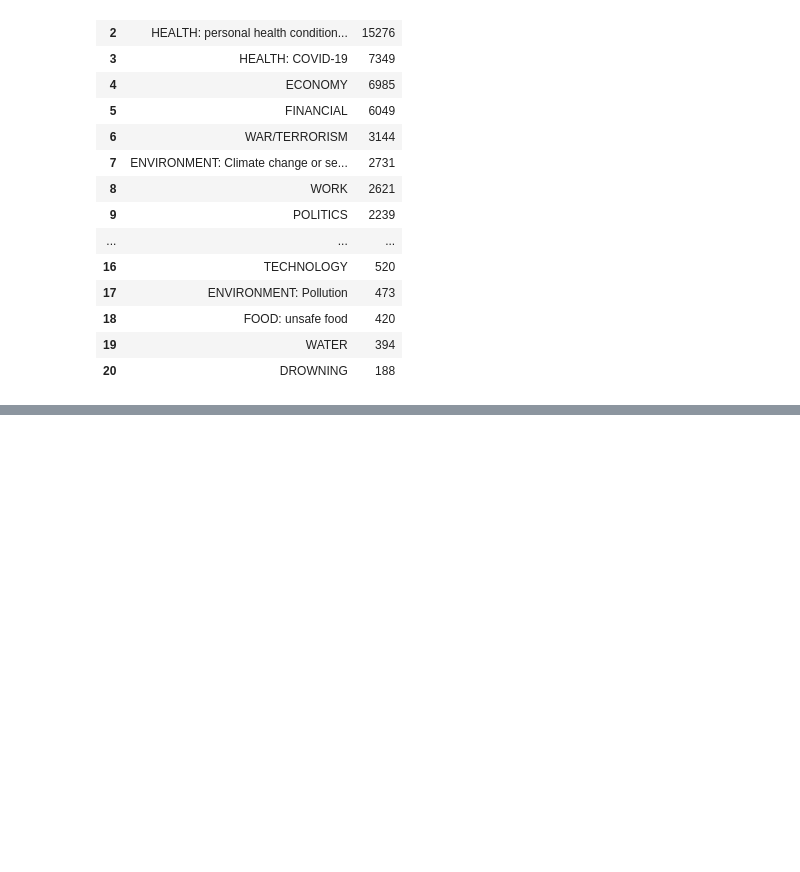
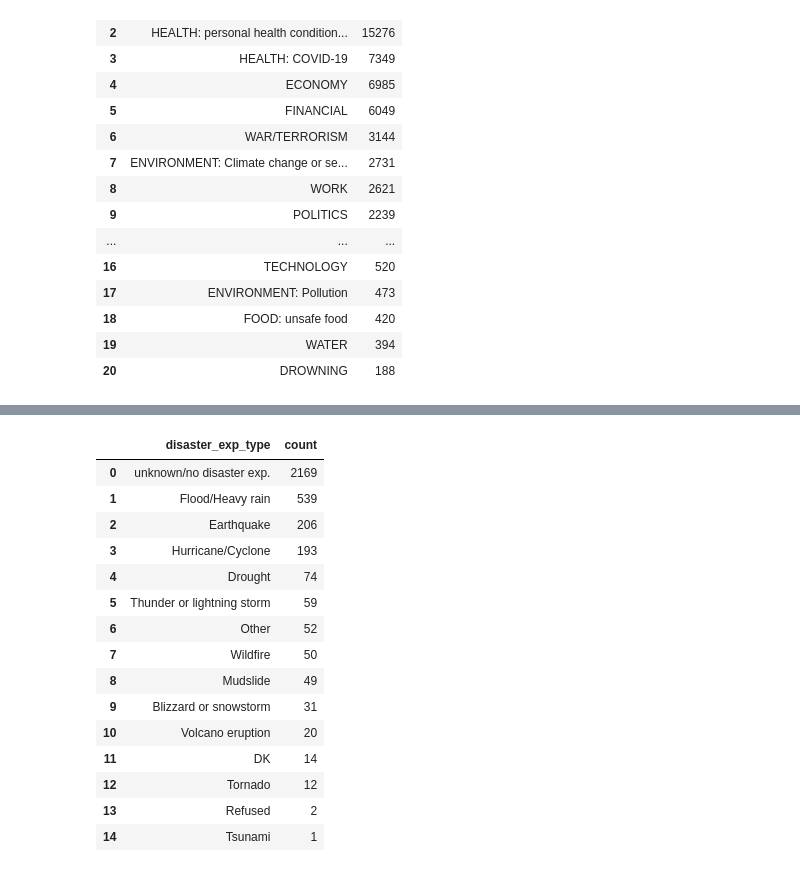
Before and after one commit to eemchadwick/natural_disasters, a Jupyter notebook: notebooks/natural disasters.ipynb, the cells around one changed output, grey strips where cells are left out. Saved outputs shown, nothing was run; the diff lists cells and outputs as text; code cells hidden in the pictures; blank space fills up the shorter version.

```diff
--- a/notebooks/natural disasters.ipynb
+++ b/notebooks/natural disasters.ipynb
@@ -1900,0 +1996,21 @@ plt.xticks(rotation=45, ha='right')
+# %%
+#of these people who feel most at risk from disasters, what type of disaster have they experienced?
+
+disaster_risk['disaster_exp_type'].value_counts().reset_index()
+# %% [output]
+|  | disaster_exp_type | count |
+| 0 | unknown/no disaster exp. | 2169 |
+| 1 | Flood/Heavy rain | 539 |
+| 2 | Earthquake | 206 |
+| 3 | Hurricane/Cyclone | 193 |
+| 4 | Drought | 74 |
+| 5 | Thunder or lightning storm | 59 |
+| 6 | Other | 52 |
+| 7 | Wildfire | 50 |
+| 8 | Mudslide | 49 |
+| 9 | Blizzard or snowstorm | 31 |
+| 10 | Volcano eruption | 20 |
+| 11 | DK | 14 |
+| 12 | Tornado | 12 |
+| 13 | Refused | 2 |
+| 14 | Tsunami | 1 |
```
Also changed, not shown: parts of 15 cells of this notebook, 1 other file.
